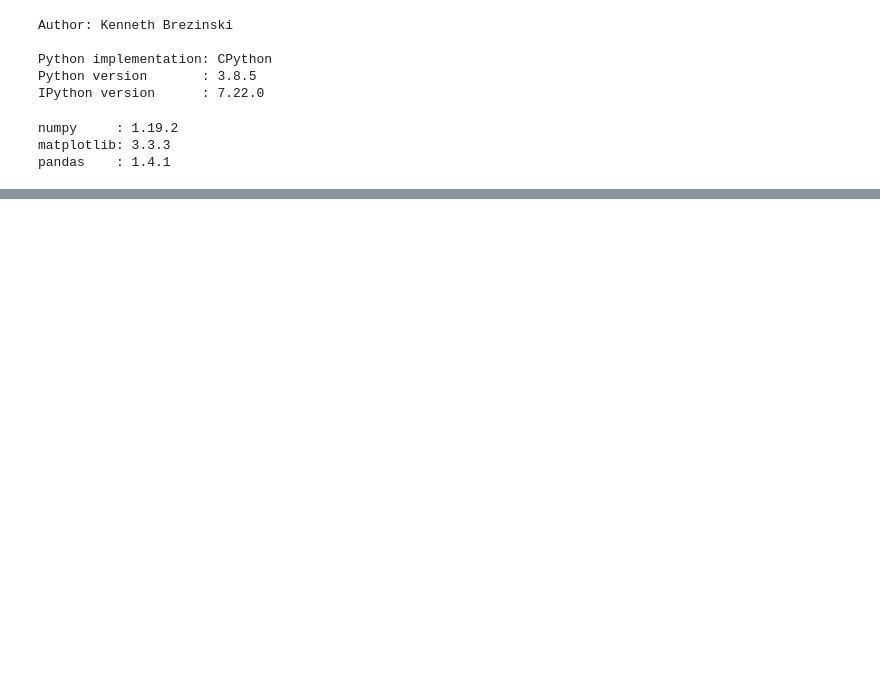
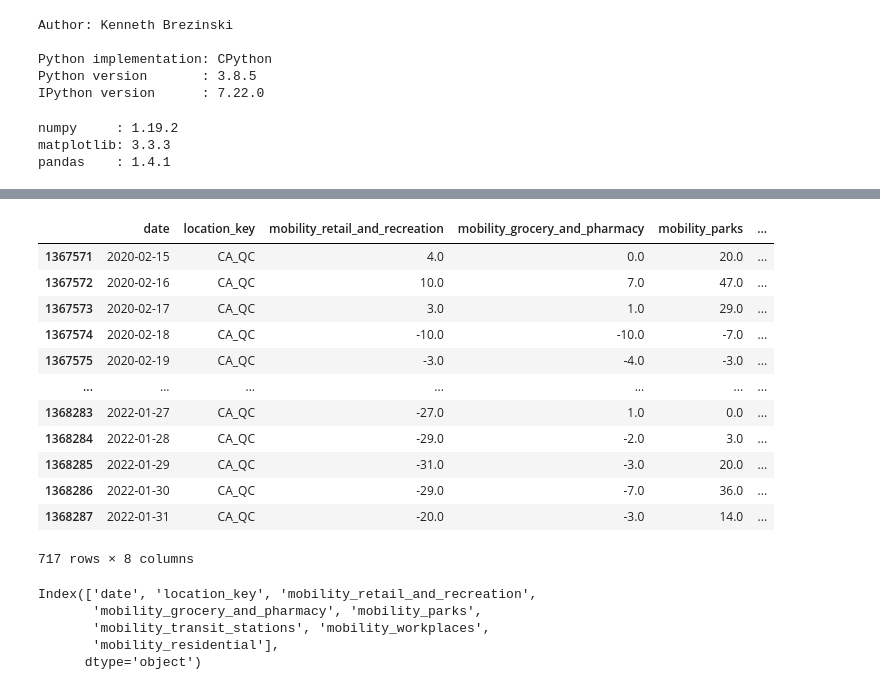
Before and after one commit to kbrezinski/COVID-BiLSTM, a Jupyter notebook: COVID-BiLSTM/process-google-data.ipynb, the cells around one changed output, grey strips where cells are left out. Cells and saved outputs as stored; diff of their text form; code cells hidden in the pictures; blank space fills up the shorter version.

```diff
--- a/COVID-BiLSTM/process-google-data.ipynb
+++ b/COVID-BiLSTM/process-google-data.ipynb
@@ -38,0 +40,24 @@ df_CA.plot()
+# %%
+df_CA
+# %% [output]
+|  | date | location_key | mobility_retail_and_recreation | mobility_grocery_and_pharmacy | mobility_parks | ... |
+| 1367571 | 2020-02-15 | CA_QC | 4.0 | 0.0 | 20.0 | ... |
+| 1367572 | 2020-02-16 | CA_QC | 10.0 | 7.0 | 47.0 | ... |
+| 1367573 | 2020-02-17 | CA_QC | 3.0 | 1.0 | 29.0 | ... |
+| 1367574 | 2020-02-18 | CA_QC | -10.0 | -10.0 | -7.0 | ... |
+| 1367575 | 2020-02-19 | CA_QC | -3.0 | -4.0 | -3.0 | ... |
+| ... | ... | ... | ... | ... | ... | ... |
+| 1368283 | 2022-01-27 | CA_QC | -27.0 | 1.0 | 0.0 | ... |
+| 1368284 | 2022-01-28 | CA_QC | -29.0 | -2.0 | 3.0 | ... |
+| 1368285 | 2022-01-29 | CA_QC | -31.0 | -3.0 | 20.0 | ... |
+| 1368286 | 2022-01-30 | CA_QC | -29.0 | -7.0 | 36.0 | ... |
+| 1368287 | 2022-01-31 | CA_QC | -20.0 | -3.0 | 14.0 | ... |
+717 rows × 8 columns
+# %%
+tmp.columns
+# %% [output]
+Index(['date', 'location_key', 'mobility_retail_and_recreation',
+       'mobility_grocery_and_pharmacy', 'mobility_parks',
+       'mobility_transit_stations', 'mobility_workplaces',
+       'mobility_residential'],
+      dtype='object')
```
Also changed, not shown: parts of 5 cells of this notebook, 1 other file.
